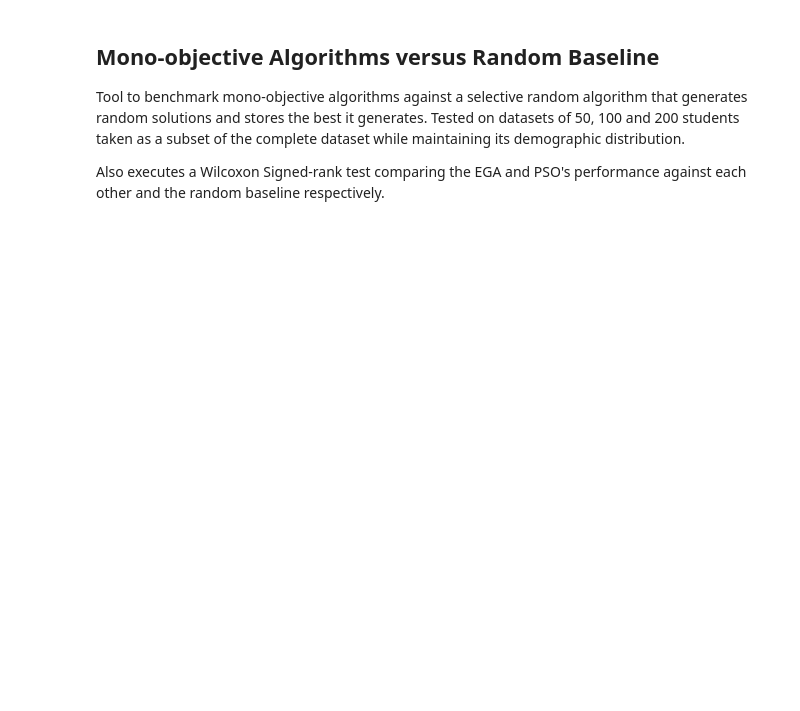
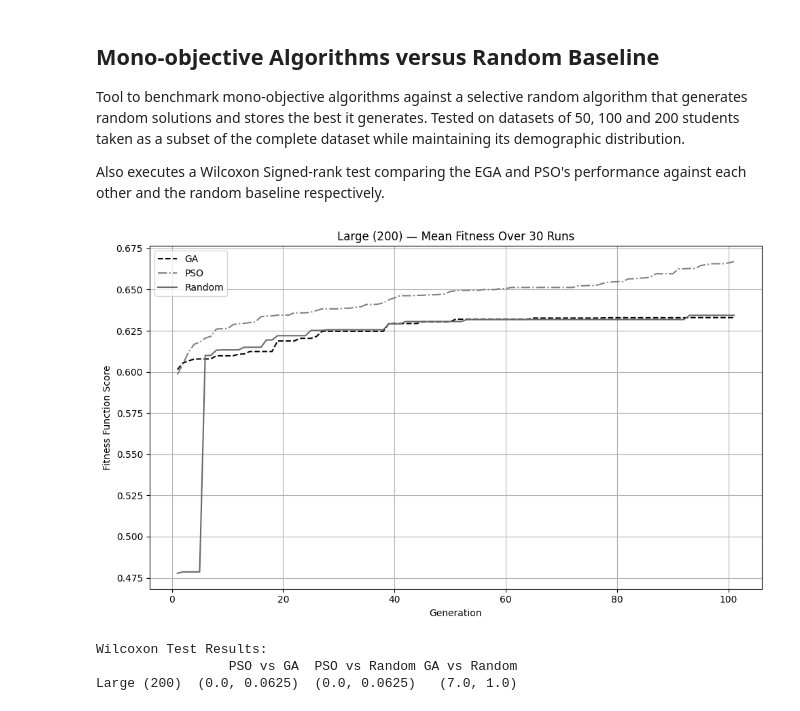
Before and after one commit to danielfrgz/genetic-algorithm, a Jupyter notebook: mono_vs_random.ipynb, the cells around one changed output. Saved outputs shown, nothing was run; the diff lists cells and outputs as text; code cells hidden in the pictures; blank space fills up the shorter version.

```diff
--- a/mono_vs_random.ipynb
+++ b/mono_vs_random.ipynb
@@ -19,11 +19,9 @@ import enhanced_genetic_algorithm as ega
 import particle_swarm_optimization as pso
 import random_baseline_algorithm as rba
 
-RUNS = 100
+RUNS = 3
 DATASETS = {
-    "Small (50)": "data/dataset_small.csv",
-    "Medium (100)": "data/dataset_medium.csv",
-    "Large (200)": "data/dataset_large.csv"
+    "Large (200)": "data/dataset_medium.csv",
 }
 
 wilcoxon_results = {}
@@ -73,30 +71,35 @@ for label, dataset_file in DATASETS.items():
     plt.plot(generations, ega_avg, label="GA", linestyle="--", color="black")
     plt.plot(generations, pso_avg, label="PSO", linestyle="-.", color="gray")
     plt.plot(generations, rba_avg, label="Random", linestyle="-", color="dimgray")
     plt.title(f"{label} — Mean Fitness Over 30 Runs")
     plt.xlabel("Generation")
     plt.ylabel("Fitness Function Score")
     plt.grid(True)
     plt.legend()
     plt.tight_layout()
     plt.savefig(f"figures/fig_average_scores_{label.lower().replace(' ', '_')}.png")
     plt.show()
 
     # Wilcoxon Test on final generation scores only
     try:
         stat1, pval1 = wilcoxon(pso_final_scores, ega_final_scores)
         stat2, pval2 = wilcoxon(pso_final_scores, rba_final_scores)
         stat3, pval3 = wilcoxon(ega_final_scores, rba_final_scores)
 
         wilcoxon_results[label] = {
             "PSO vs GA": (stat1, pval1),
             "PSO vs Random": (stat2, pval2),
             "GA vs Random": (stat3, pval3),
         }
     except Exception as e:
         wilcoxon_results[label] = {"error": str(e)}
 
 # Print Wilcoxon Results
 df_results = pd.DataFrame(wilcoxon_results).T
 print("\nWilcoxon Test Results:")
 print(df_results.to_string())
+# %% [output]
+[figure, added]
+Wilcoxon Test Results:
+                 PSO vs GA  PSO vs Random GA vs Random
+Large (200)  (0.0, 0.0625)  (0.0, 0.0625)   (7.0, 1.0)
```
Also changed, not shown: 8 other files.
